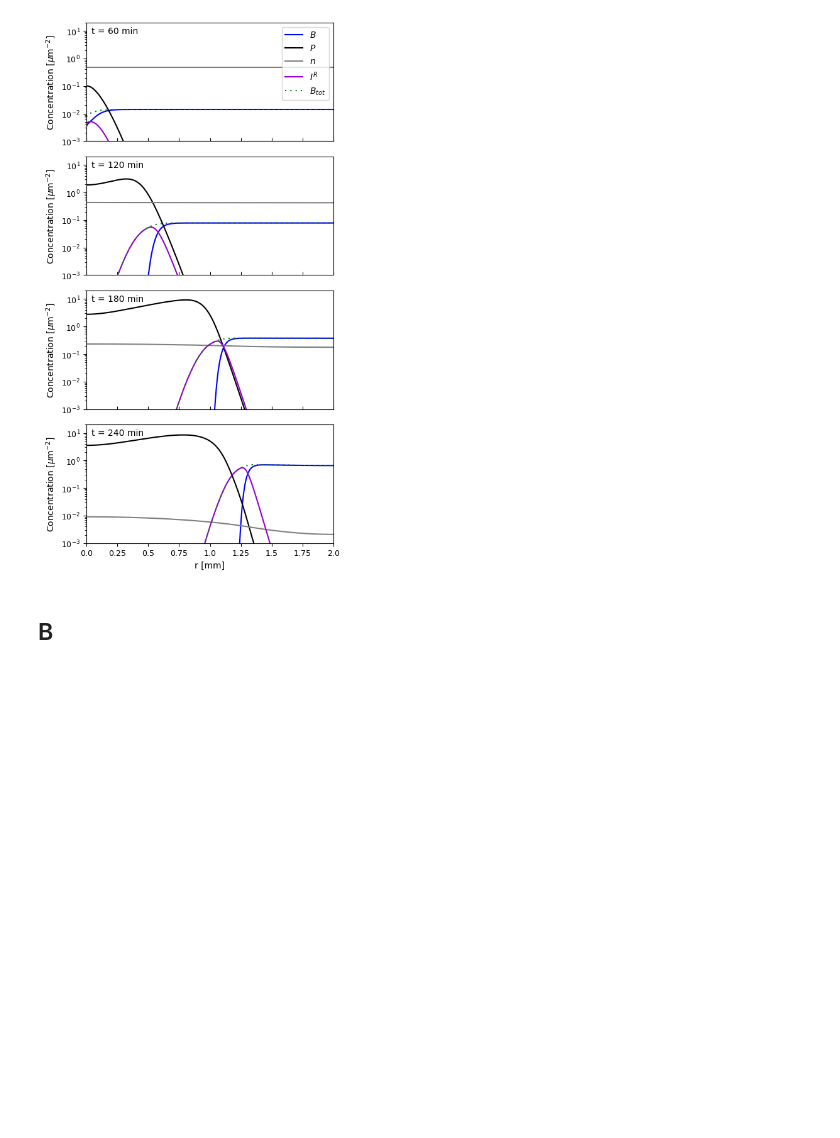
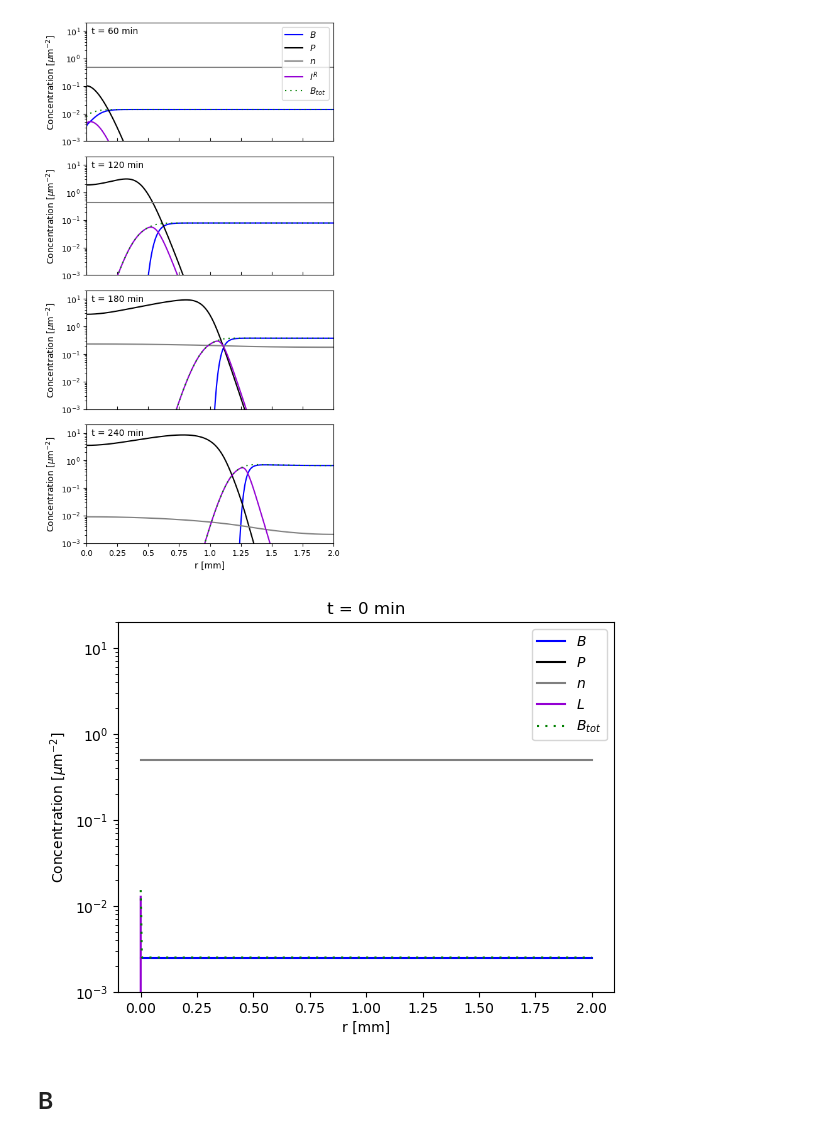
Before and after one commit to UlrikHvid/Competitive-advantages-of-T-even-phage-lysis-inhibition-in-response-to-secondary-infection, a Jupyter notebook: Figs_2-4+S1.ipynb, the cells around one changed output. Cells and saved outputs as stored; diff of their text form; code cells hidden in the pictures; blank space fills up the shorter version.

```diff
--- a/Figs_2-4+S1.ipynb
+++ b/Figs_2-4+S1.ipynb
@@ -210,7 +206,9 @@ PlaquePlotter(simR,savetimes,VR,t,"MP0",Btot=True,figtitle="Fig4A")
 # %% [output]
 [figure]
 # %%
-#GifGenerator(simR,savetimes,VR,"MP0",f"MP0",ylim = (0.001,20),legendloc = "upper right",Btot = True)
+GifGenerator(simR,savetimes,VR,"MP0",f"MP0",ylim = (0.001,20),legendloc = "upper right",Btot = True)
+# %% [output]
+[figure, added]
 # %% [markdown]
 ## B
 # %%
```
Also changed, not shown: parts of 7 cells of this notebook, 3 other files.
